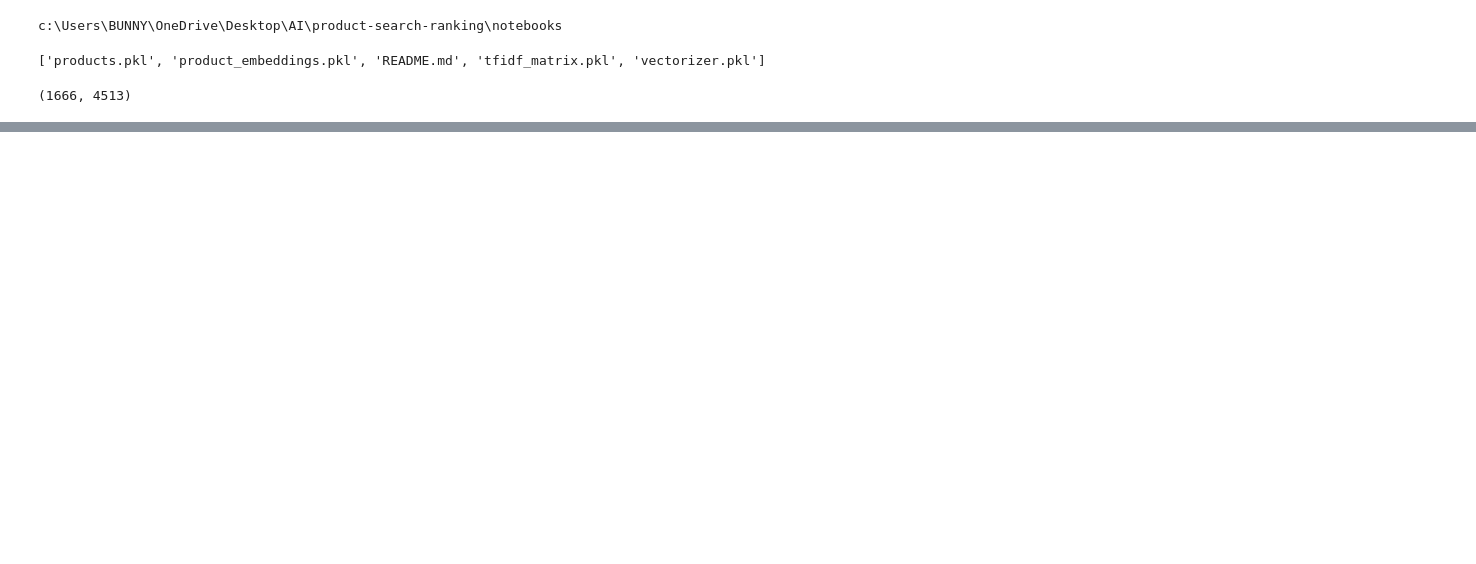
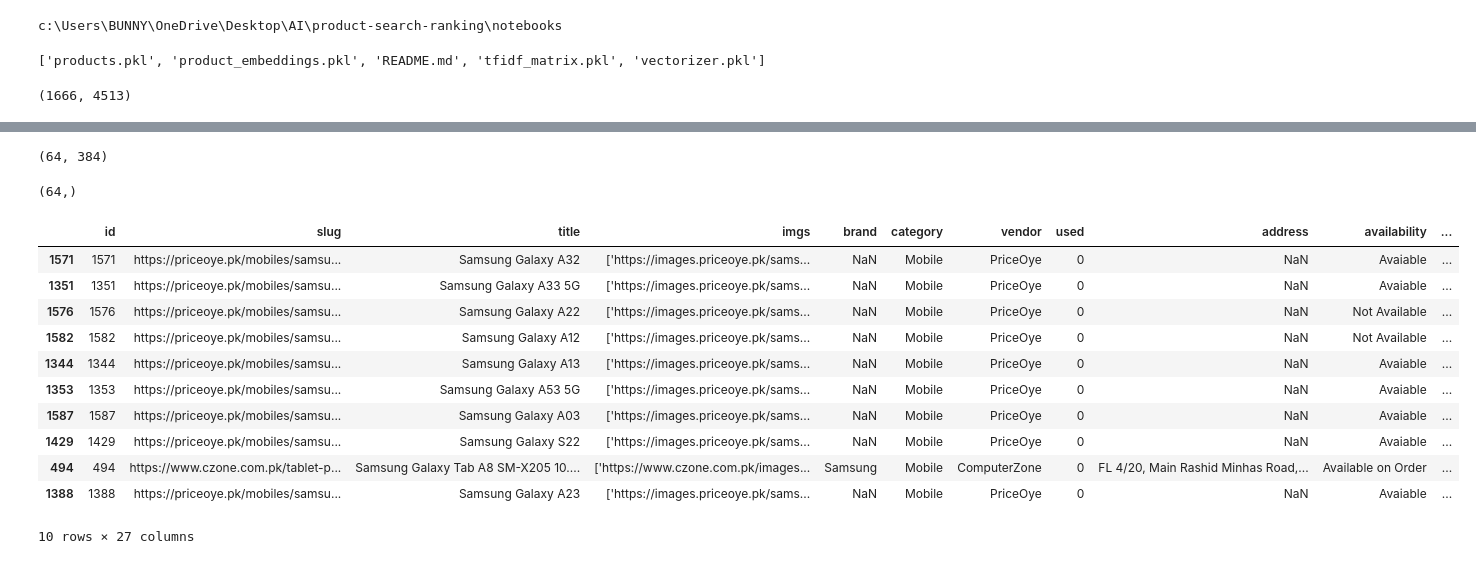
Before and after one commit to burrabhavana-dev/intelligent-product-search-ranking-system, a Jupyter notebook: notebooks/query_understanding.ipynb, the cells around one changed output, grey strips where cells are left out. Cells and saved outputs as stored; diff of their text form; code cells hidden in the pictures; blank space fills up the shorter version.

Commit message:
Version 5.0 - Query Aware Hybrid Semantic Search

```diff
--- a/notebooks/query_understanding.ipynb
+++ b/notebooks/query_understanding.ipynb
@@ -416,0 +523,8 @@ print(tfidf_matrix.shape)
+# %%
+candidate_embeddings = product_embeddings[
+    candidate_indices
+]
+
+print(candidate_embeddings.shape)
+# %% [output]
+(64, 384)
@@ -416,0 +533,37 @@ print(tfidf_matrix.shape)
+# %%
+query = "budget samsung mobile"
+
+query_embedding = model.encode(
+    [query]
+)
+# %%
+semantic_scores = cosine_similarity(
+    query_embedding,
+    candidate_embeddings
+).flatten()
+
+print(semantic_scores.shape)
+# %% [output]
+(64,)
+# %%
+semantic_df = working_df.copy()
+
+semantic_df["semantic_score"] = semantic_scores
+# %%
+semantic_df.sort_values(
+    "semantic_score",
+    ascending=False
+).head(10)
+# %% [output]
+|  | id | slug | title | imgs | brand | category | vendor | used | address | availability | ... |
+| 1571 | 1571 | https://priceoye.pk/mobiles/samsu... | Samsung Galaxy A32 | ['https://images.priceoye.pk/sams... | NaN | Mobile | PriceOye | 0 | NaN | Avaiable | ... |
+| 1351 | 1351 | https://priceoye.pk/mobiles/samsu... | Samsung Galaxy A33 5G | ['https://images.priceoye.pk/sams... | NaN | Mobile | PriceOye | 0 | NaN | Avaiable | ... |
+| 1576 | 1576 | https://priceoye.pk/mobiles/samsu... | Samsung Galaxy A22 | ['https://images.priceoye.pk/sams... | NaN | Mobile | PriceOye | 0 | NaN | Not Available | ... |
+| 1582 | 1582 | https://priceoye.pk/mobiles/samsu... | Samsung Galaxy A12 | ['https://images.priceoye.pk/sams... | NaN | Mobile | PriceOye | 0 | NaN | Not Available | ... |
+| 1344 | 1344 | https://priceoye.pk/mobiles/samsu... | Samsung Galaxy A13 | ['https://images.priceoye.pk/sams... | NaN | Mobile | PriceOye | 0 | NaN | Avaiable | ... |
+| 1353 | 1353 | https://priceoye.pk/mobiles/samsu... | Samsung Galaxy A53 5G | ['https://images.priceoye.pk/sams... | NaN | Mobile | PriceOye | 0 | NaN | Avaiable | ... |
+| 1587 | 1587 | https://priceoye.pk/mobiles/samsu... | Samsung Galaxy A03 | ['https://images.priceoye.pk/sams... | NaN | Mobile | PriceOye | 0 | NaN | Avaiable | ... |
+| 1429 | 1429 | https://priceoye.pk/mobiles/samsu... | Samsung Galaxy S22 | ['https://images.priceoye.pk/sams... | NaN | Mobile | PriceOye | 0 | NaN | Avaiable | ... |
+| 494 | 494 | https://www.czone.com.pk/tablet-p... | Samsung Galaxy Tab A8 SM-X205 10.... | ['https://www.czone.com.pk/images... | Samsung | Mobile | ComputerZone | 0 | FL 4/20, Main Rashid Minhas Road,... | Available on Order | ... |
+| 1388 | 1388 | https://priceoye.pk/mobiles/samsu... | Samsung Galaxy A23 | ['https://images.priceoye.pk/sams... | NaN | Mobile | PriceOye | 0 | NaN | Avaiable | ... |
+10 rows × 27 columns
```
Also changed, not shown: parts of 18 cells of this notebook, 2 other files.
